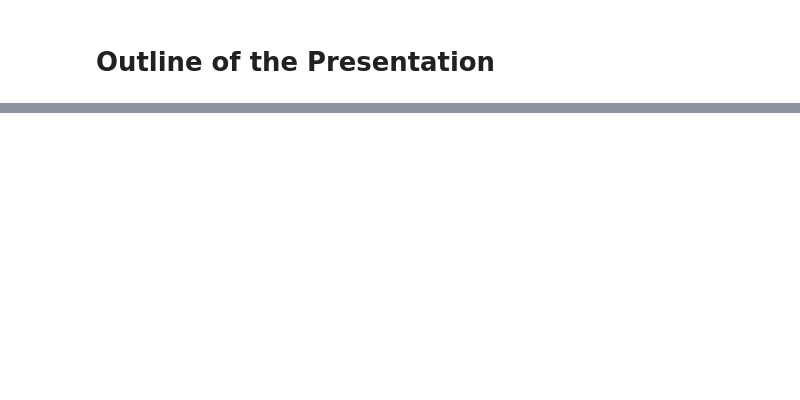
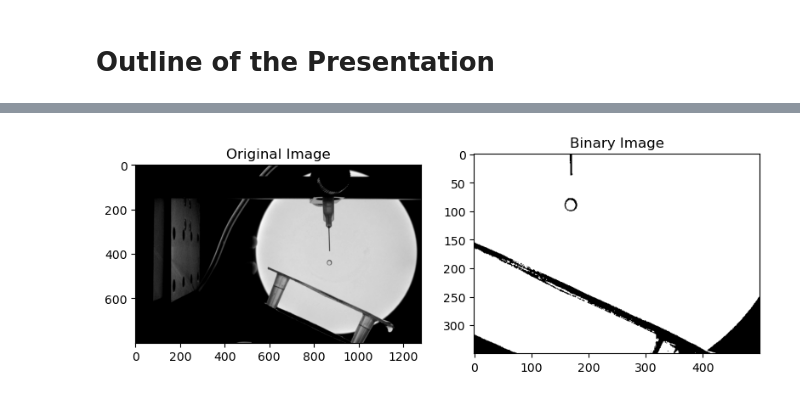
Before and after one commit to Hari31416/mini-project, a Jupyter notebook: presentations/first/Outline.ipynb, the cells around one changed output, grey strips where cells are left out. Cells and saved outputs as stored; diff of their text form; code cells hidden in the pictures; blank space fills up the shorter version.

```diff
--- a/presentations/first/Outline.ipynb
+++ b/presentations/first/Outline.ipynb
@@ -48,0 +84,14 @@
+# %%
+plt.figure(figsize=(8,4))
+plt.subplot(1,2,1)
+plt.imshow(img, cmap='gray')
+plt.title("Original Image")
+img_c = c._crop_(img, 0,0,500,500)
+img_f = c._threshold_()
+plt.subplot(1,2,2)
+plt.imshow(img_f, cmap='gray')
+plt.title("Binary Image")
+plt.tight_layout()
+plt.savefig(PPT_PATH + r"\binary.png")
+# %% [output]
+[figure, added]
```
Also changed, not shown: parts of 10 cells of this notebook, 52 other files.
